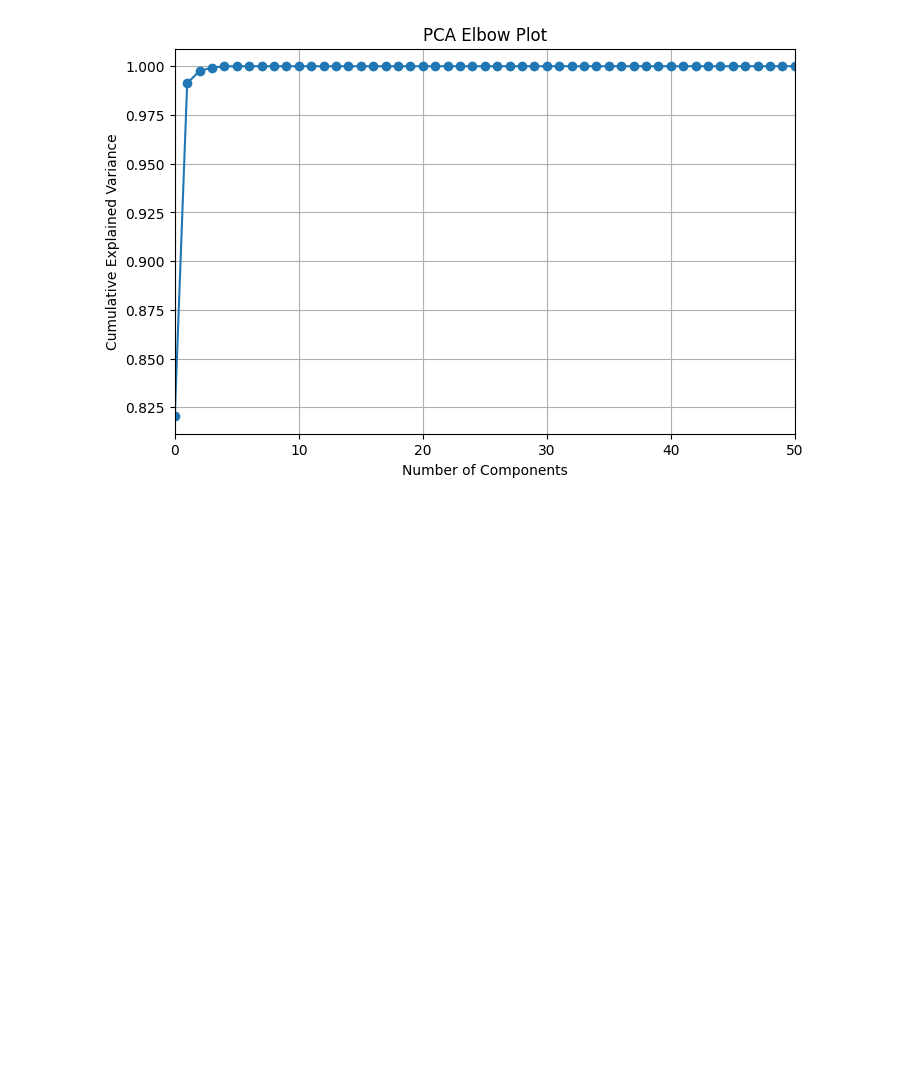
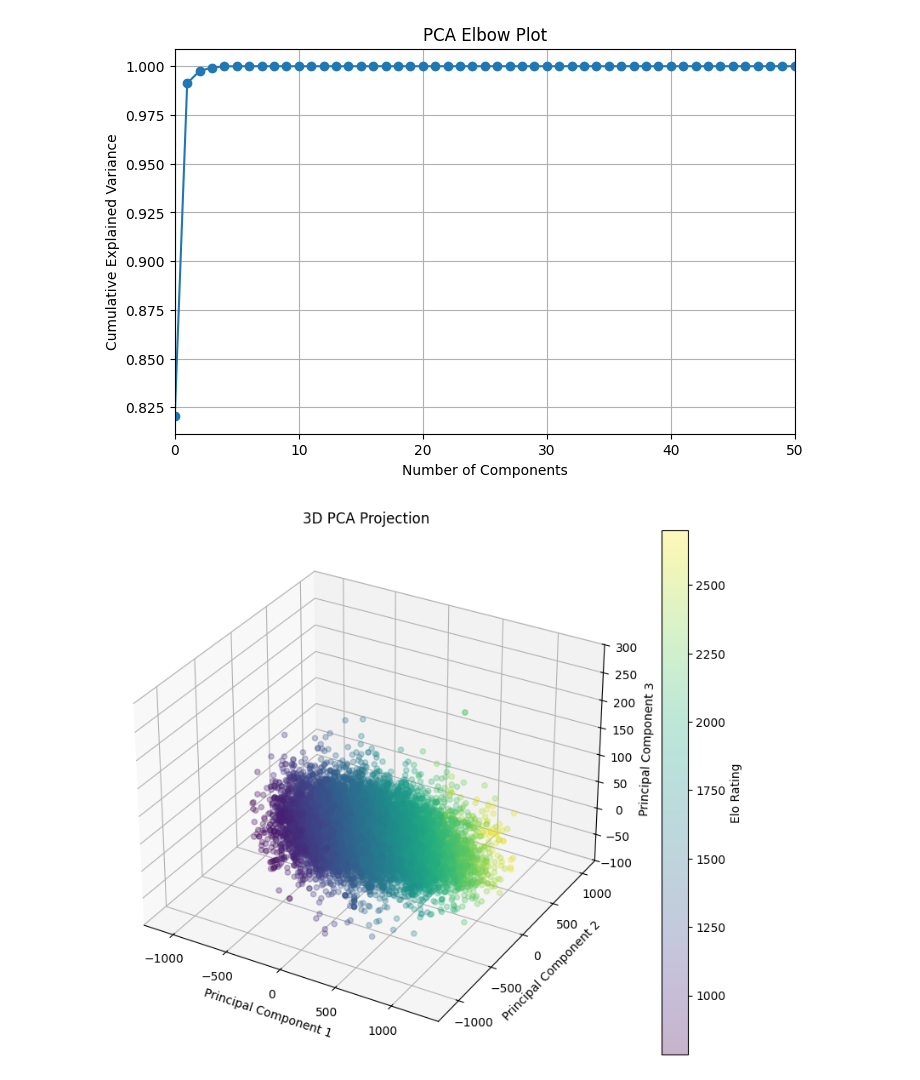
Before and after one commit to pizzeman/Machine_Learning_Project, a Jupyter notebook: chess_project.ipynb, the cells around one changed output. Saved outputs shown, nothing was run; the diff lists cells and outputs as text; code cells hidden in the pictures; blank space fills up the shorter version.

Commit message:
Added 3D Plot of PCA and Linear Regression of PCA

```diff
--- a/chess_project.ipynb
+++ b/chess_project.ipynb
@@ -440,3 +443,30 @@ plt.grid(True)
 plt.show()
 # %% [output]
 [figure]
+# %%
+# Choosing to use n_components = 3
+# Plot PCA
+
+pca = PCA(n_components=3)
+df_pca = pca.fit_transform(df_clean)
+
+fig = plt.figure(figsize=(10,8))
+
+ax = fig.add_subplot(projection='3d')
+scatter = ax.scatter(
+    df_pca[:,0],
+    df_pca[:,1],
+    df_pca[:,2],
+    alpha=0.3,
+    c=df_clean["white_rating"]
+)
+
+ax.set_xlabel("Principal Component 1")
+ax.set_ylabel("Principal Component 2")
+ax.set_zlabel("Principal Component 3")
+ax.set_title("3D PCA Projection")
+
+plt.colorbar(scatter, label="Elo Rating")
+plt.show()
+# %% [output]
+[figure, added]
```
Also changed, not shown: parts of 3 cells of this notebook.
